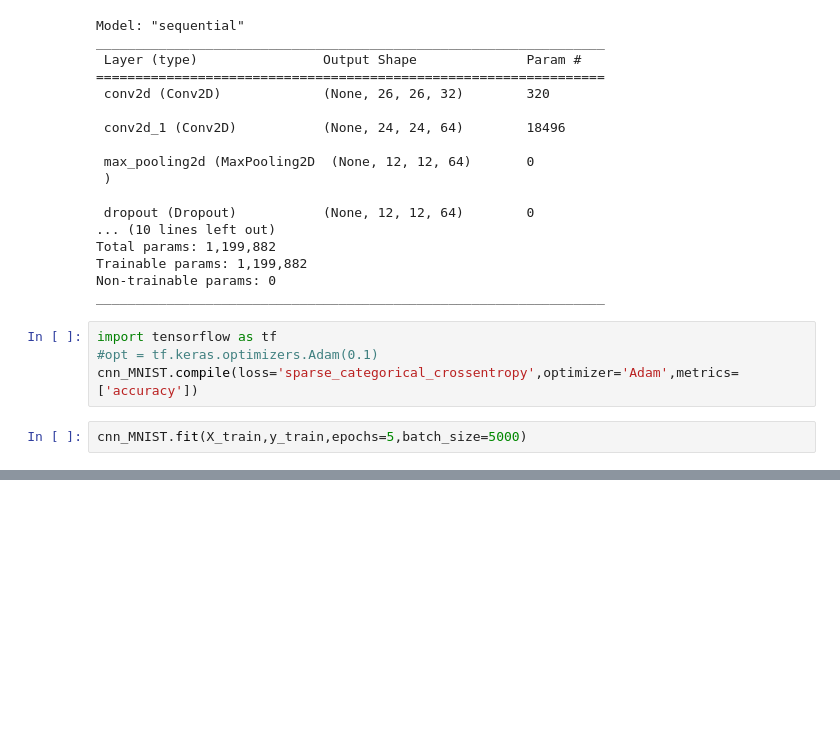
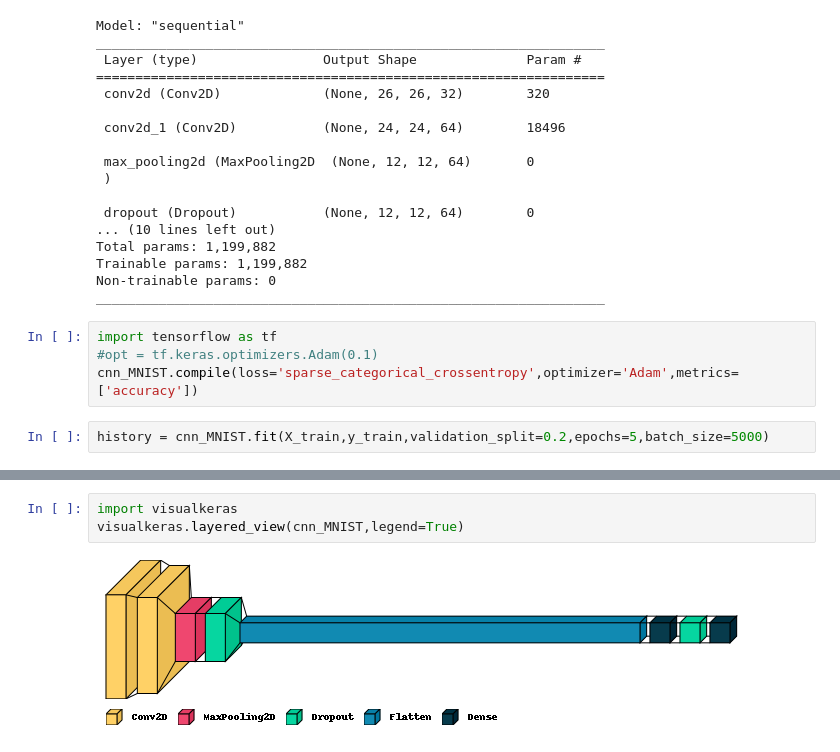
Before and after one commit to Kallukalluzzz/DL-Lab, a Jupyter notebook: CNN.ipynb, the cells around one changed output, grey strips where cells are left out. Drawn from its saved outputs; the diff is of its cells as text; blank space fills up the shorter version.

```diff
--- a/CNN.ipynb
+++ b/CNN.ipynb
@@ -100,6 +100,6 @@ import tensorflow as tf
 #opt = tf.keras.optimizers.Adam(0.1)
 cnn_MNIST.compile(loss='sparse_categorical_crossentropy',optimizer='Adam',metrics=['accuracy'])
 # %%
-cnn_MNIST.fit(X_train,y_train,epochs=5,batch_size=5000)
+history = cnn_MNIST.fit(X_train,y_train,validation_split=0.2,epochs=5,batch_size=5000)
 # %% [output]
 Epoch 1/5
@@ -123,0 +135,5 @@ print(test_loss,test_accuracy)
+# %%
+import visualkeras
+visualkeras.layered_view(cnn_MNIST,legend=True)
+# %% [output]
+[figure, added]
```
Also changed, not shown: parts of 6 cells of this notebook.
